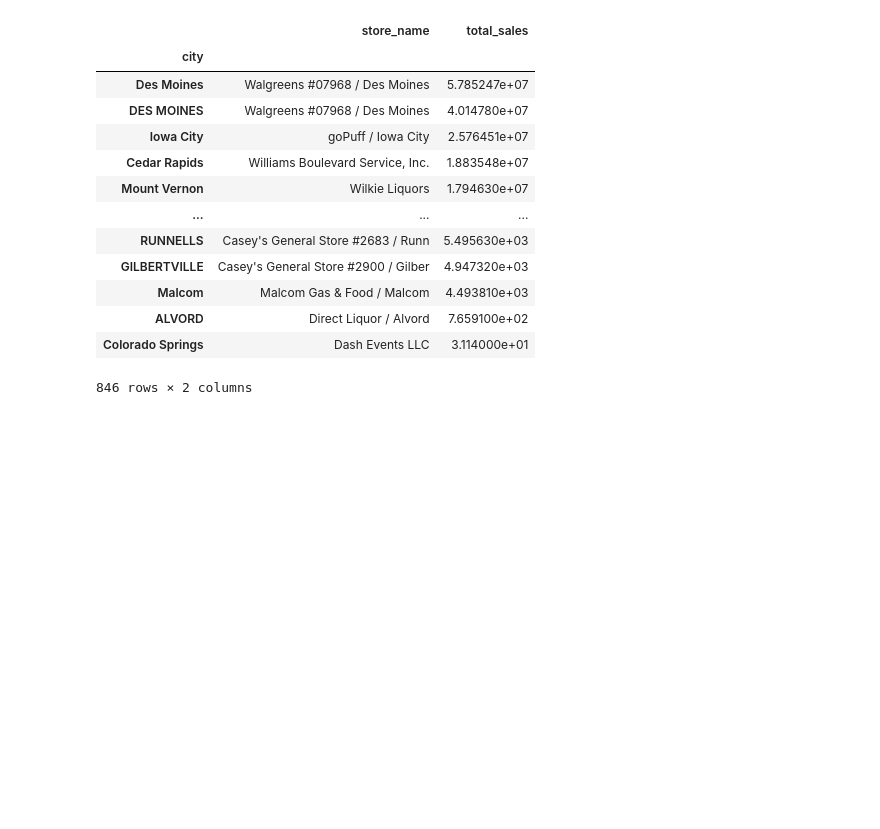
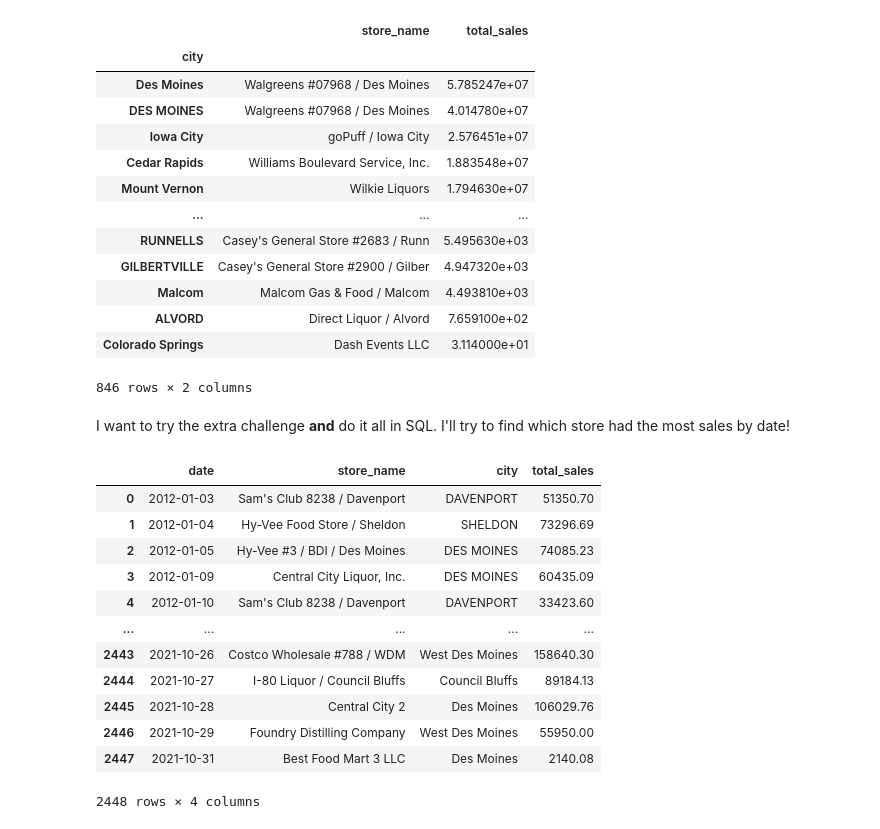
Before and after one commit to nurfnick/DataProjects, a Jupyter notebook: LucyTalksData/ProjectPart1.ipynb, the cells around one changed output. Cells and saved outputs as stored; diff of their text form; code cells hidden in the pictures; blank space fills up the shorter version.

```diff
--- a/LucyTalksData/ProjectPart1.ipynb
+++ b/LucyTalksData/ProjectPart1.ipynb
@@ -120,3 +120,42 @@ maxdf.sort_values('total_sales',ascending=False)
 | ALVORD | Direct Liquor / Alvord | 7.659100e+02 |
 | Colorado Springs | Dash Events LLC | 3.114000e+01 |
 846 rows × 2 columns
+# %% [markdown]
+I want to try the extra challenge **and** do it all in SQL.  I'll try to find which store had the most sales by date!
+# %%
+%%bigquery --project pic-math
+
+WITH bestday as (
+SELECT
+  date,
+  store_name,
+  city,
+  SUM(sale_dollars) as total_sales,
+  RANK() over (PARTITION BY date ORDER BY SUM(sale_dollars) desc) as top_sales_rank
+FROM `bigquery-public-data.iowa_liquor_sales.sales`
+WHERE city is not null
+GROUP BY date, store_name, city
+)
+
+SELECT
+  date,
+  store_name,
+  city,
+  total_sales
+FROM bestday
+WHERE top_sales_rank = 1
+ORDER BY date
+# %% [output]
+|  | date | store_name | city | total_sales |
+| 0 | 2012-01-03 | Sam's Club 8238 / Davenport | DAVENPORT | 51350.70 |
+| 1 | 2012-01-04 | Hy-Vee Food Store / Sheldon | SHELDON | 73296.69 |
+| 2 | 2012-01-05 | Hy-Vee #3 / BDI / Des Moines | DES MOINES | 74085.23 |
+| 3 | 2012-01-09 | Central City Liquor, Inc. | DES MOINES | 60435.09 |
+| 4 | 2012-01-10 | Sam's Club 8238 / Davenport | DAVENPORT | 33423.60 |
+| ... | ... | ... | ... | ... |
+| 2443 | 2021-10-26 | Costco Wholesale #788 / WDM | West Des Moines | 158640.30 |
+| 2444 | 2021-10-27 | I-80 Liquor / Council Bluffs | Council Bluffs | 89184.13 |
+| 2445 | 2021-10-28 | Central City 2 | Des Moines | 106029.76 |
+| 2446 | 2021-10-29 | Foundry Distilling Company | West Des Moines | 55950.00 |
+| 2447 | 2021-10-31 | Best Food Mart 3 LLC | Des Moines | 2140.08 |
+2448 rows × 4 columns
```
